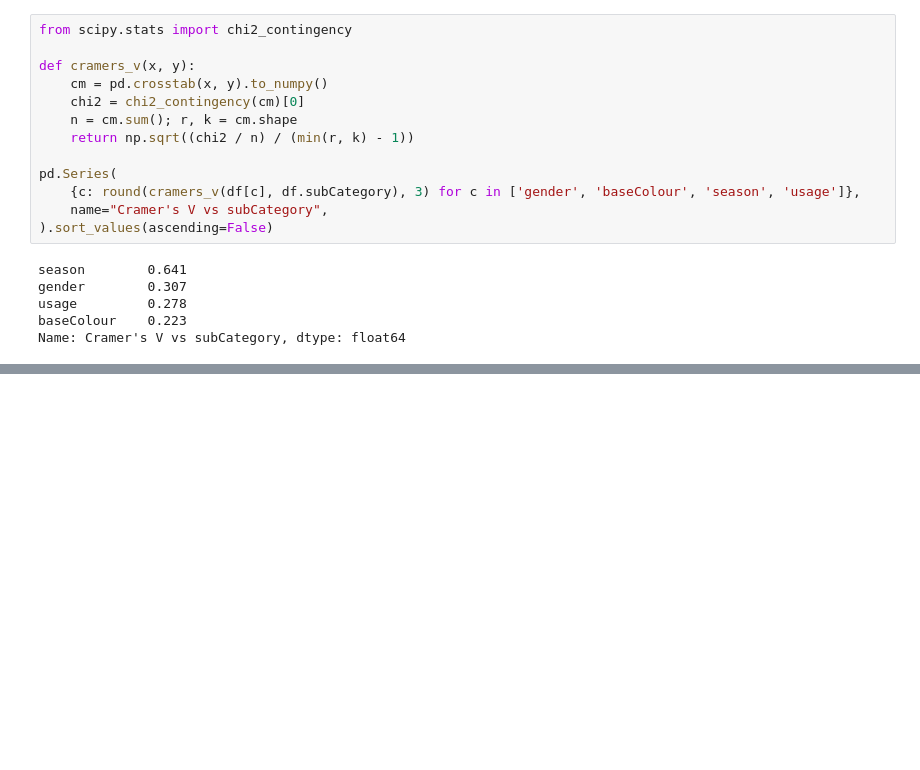
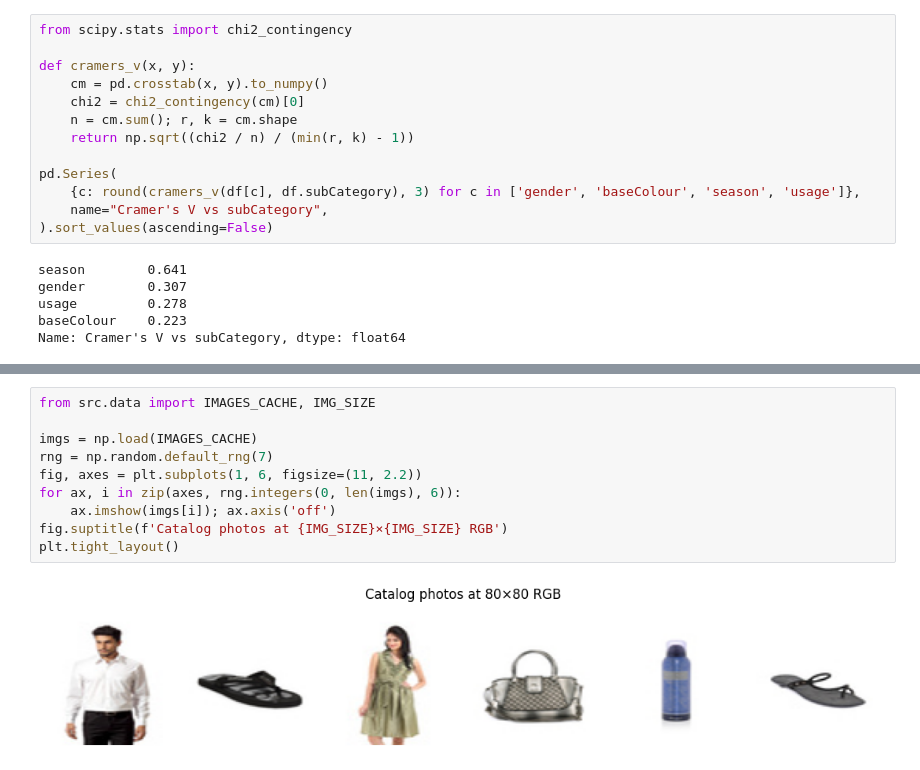
Before and after one commit to buzinarov/ia-projects, a Jupyter notebook: product-category-classifier/notebooks/01_eda.ipynb, the cells around one changed output, grey strips where cells are left out. Saved outputs shown, nothing was run; the diff lists cells and outputs as text; blank space fills up the shorter version.

```diff
--- a/product-category-classifier/notebooks/01_eda.ipynb
+++ b/product-category-classifier/notebooks/01_eda.ipynb
@@ -129,0 +100,12 @@ Name: Cramer's V vs subCategory, dtype: float64
+# %%
+from src.data import IMAGES_CACHE, IMG_SIZE
+
+imgs = np.load(IMAGES_CACHE)
+rng = np.random.default_rng(7)
+fig, axes = plt.subplots(1, 6, figsize=(11, 2.2))
+for ax, i in zip(axes, rng.integers(0, len(imgs), 6)):
+    ax.imshow(imgs[i]); ax.axis('off')
+fig.suptitle(f'Catalog photos at {IMG_SIZE}×{IMG_SIZE} RGB')
+plt.tight_layout()
+# %% [output]
+[figure, added]
```
Also changed, not shown: parts of 23 cells of this notebook, 21 other files.
